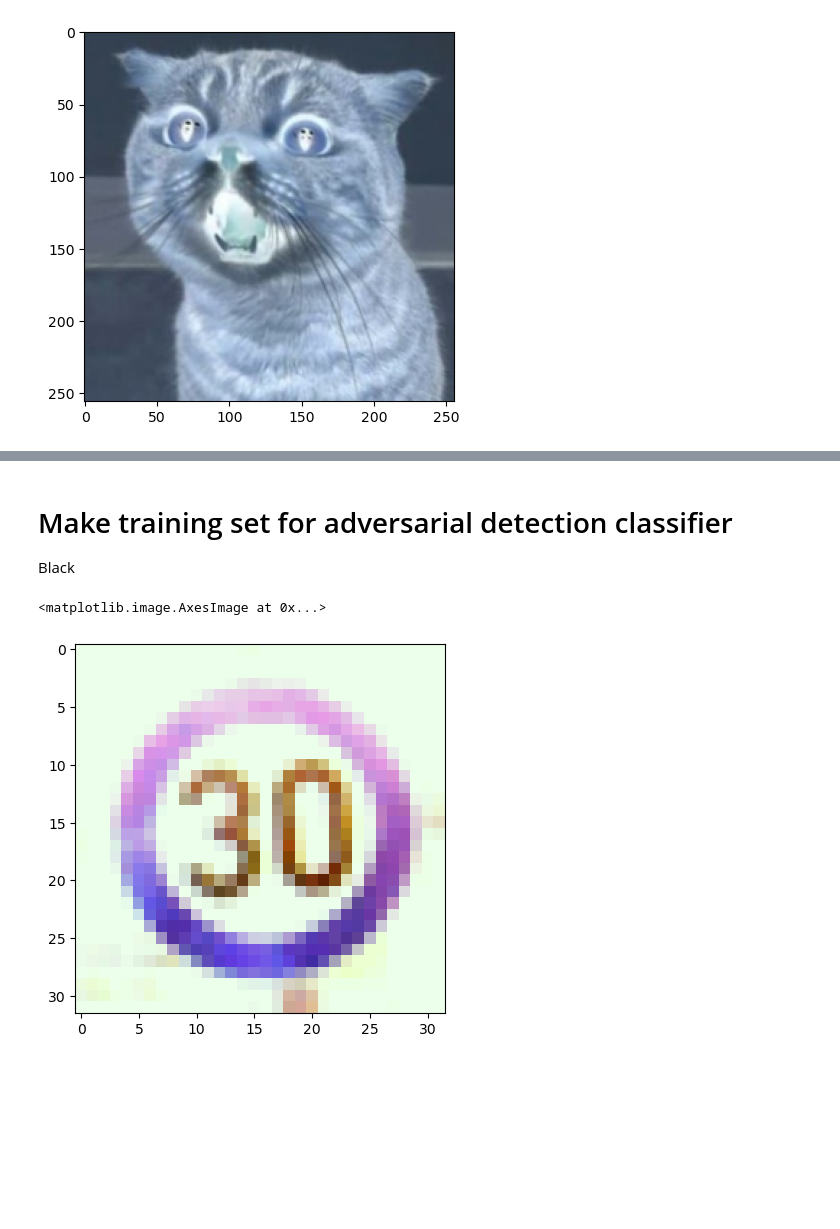
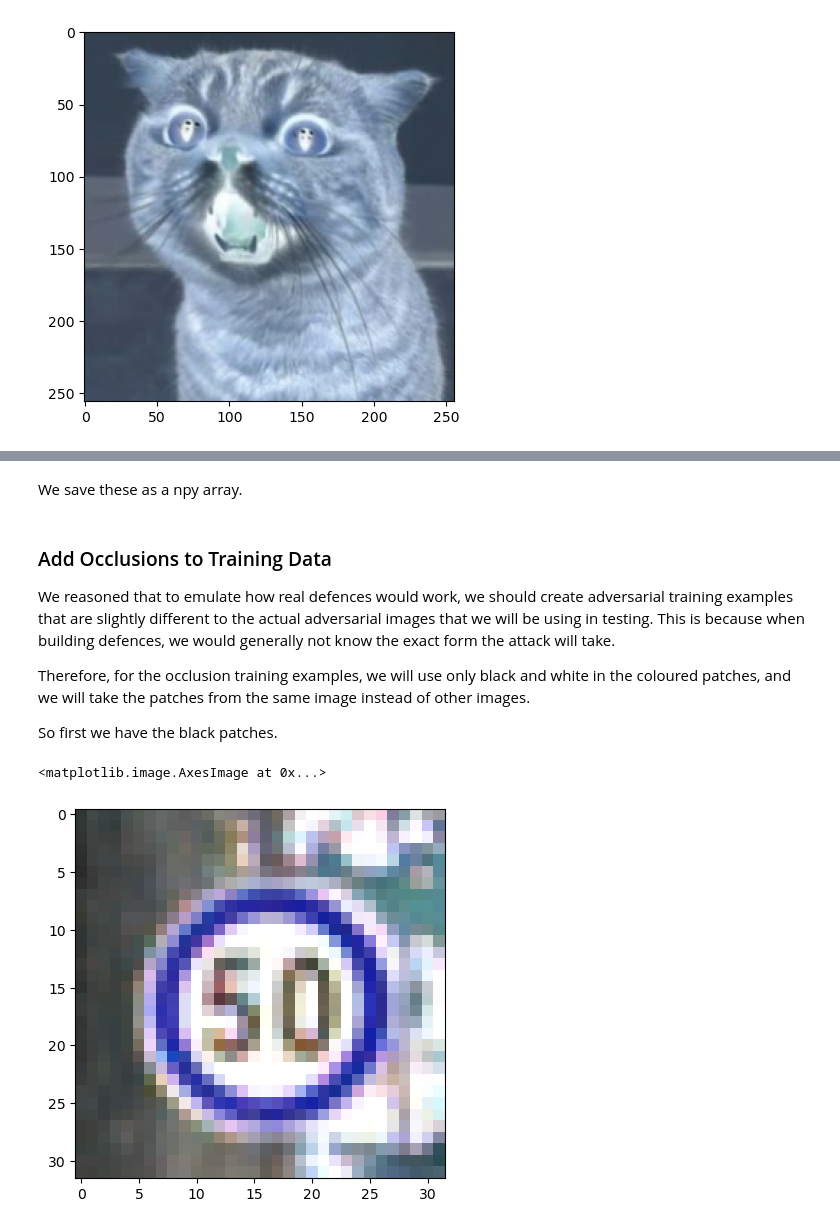
Before and after one commit to erinp0/DST-NN-Project, a Jupyter notebook: Emelia Osborne/Adversarial_Image_Creation.ipynb, the cells around one changed output, grey strips where cells are left out. Drawn from its saved outputs; the diff is of its cells as text; code cells hidden in the pictures; blank space fills up the shorter version.

```diff
--- a/Emelia Osborne/Adversarial_Image_Creation.ipynb
+++ b/Emelia Osborne/Adversarial_Image_Creation.ipynb
@@ -249 +180,3 @@ img_array = np.load('array_pixels_training.npy')
+# %%
+img_array = np.load('32_filter_training_data.npy')
 # %% [markdown]
@@ -286,14 +219,21 @@ plt.imshow(noisy[9])
+# %% [markdown]
+We save these as a npy array.
 # %%
 np.save('noisy_training.npy', noisy)
 # %% [markdown]
-# Make training set for adversarial detection classifier
-Black
+### Add Occlusions to Training Data
+
+We reasoned that to emulate how real defences would work, we should create adversarial training examples that are slightly different to the actual adversarial images that we will be using in testing. This is because when building defences, we would generally not know the exact form the attack will take.
+
+Therefore, for the occlusion training examples, we will use only black and white in the coloured patches, and we will take the patches from the same image instead of other images.
+
+So first we have the black patches.
 # %%
 row,col,ch= img_array[0].shape
-plt.imshow(img_array[0])
+plt.imshow(img_array[7])
 # %% [output]
 <matplotlib.image.AxesImage at 0x...>
-[figure, old version]
+[figure, new version]
 # %%
 patched = img_array.copy()
 # %%
```
Also changed, not shown: parts of 69 cells of this notebook, 2 other files.
